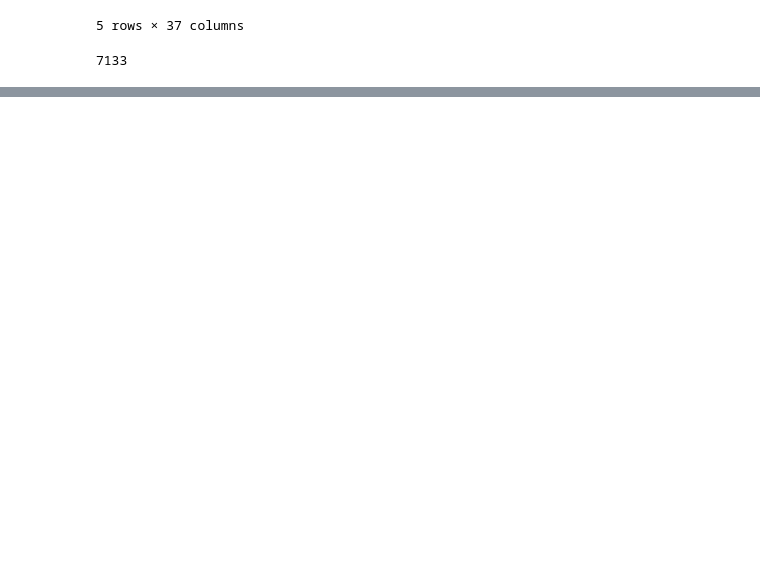
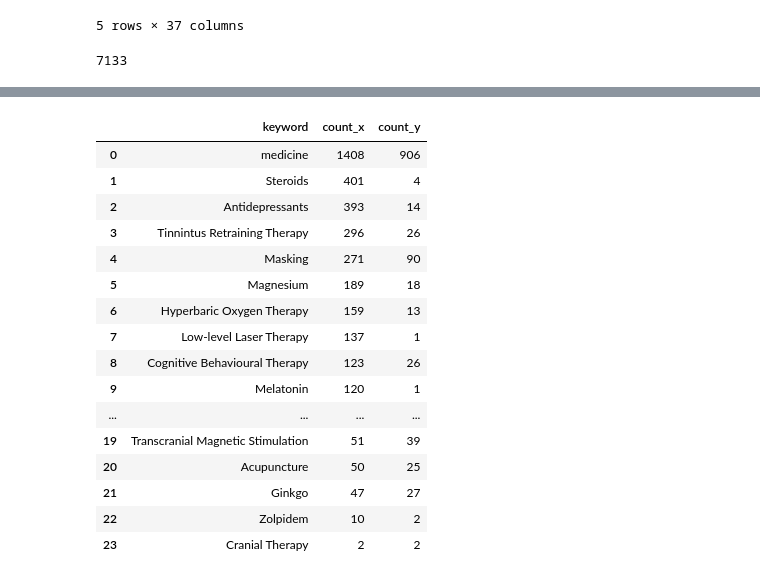
Before and after one commit to sourabhDandage/Talk3_extension, a Jupyter notebook: Explore - Twitter.ipynb, the cells around one changed output, grey strips where cells are left out. Drawn from its saved outputs; the diff is of its cells as text; code cells hidden in the pictures; blank space fills up the shorter version.

```diff
--- a/Explore - Twitter.ipynb
+++ b/Explore - Twitter.ipynb
@@ -130,0 +206,20 @@ treatment_counts.most_common(100)
+# %%
+pd.merge(new_df_TT, new_df_twitter, how='inner', on='keyword')
+# %% [output]
+|  | keyword | count_x | count_y |
+| 0 | medicine | 1408 | 906 |
+| 1 | Steroids | 401 | 4 |
+| 2 | Antidepressants | 393 | 14 |
+| 3 | Tinnintus Retraining Therapy | 296 | 26 |
+| 4 | Masking | 271 | 90 |
+| 5 | Magnesium | 189 | 18 |
+| 6 | Hyperbaric Oxygen Therapy | 159 | 13 |
+| 7 | Low-level Laser Therapy | 137 | 1 |
+| 8 | Cognitive Behavioural Therapy | 123 | 26 |
+| 9 | Melatonin | 120 | 1 |
+| ... | ... | ... | ... |
+| 19 | Transcranial Magnetic Stimulation | 51 | 39 |
+| 20 | Acupuncture | 50 | 25 |
+| 21 | Ginkgo | 47 | 27 |
+| 22 | Zolpidem | 10 | 2 |
+| 23 | Cranial Therapy | 2 | 2 |
```
Also changed, not shown: parts of 13 cells of this notebook.
